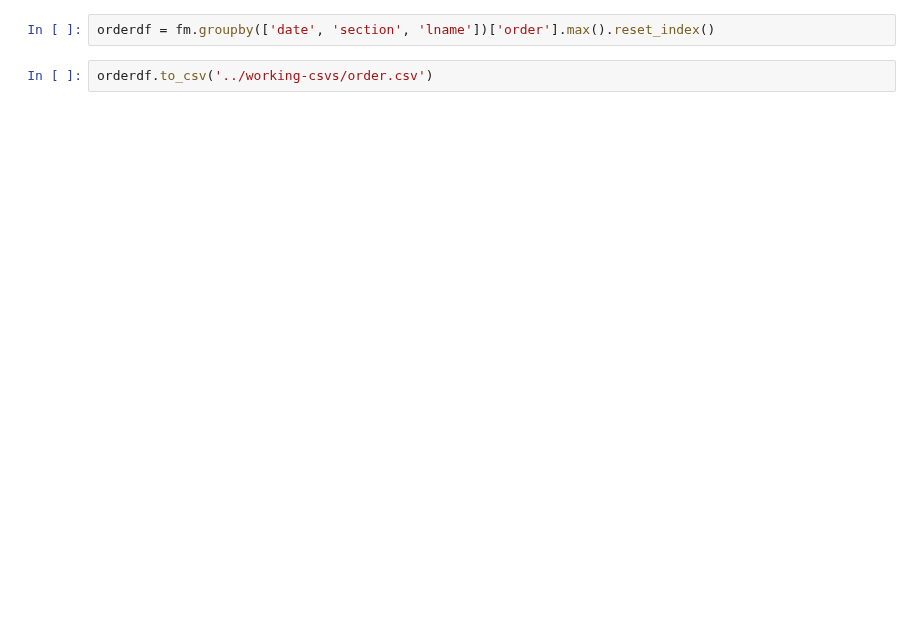
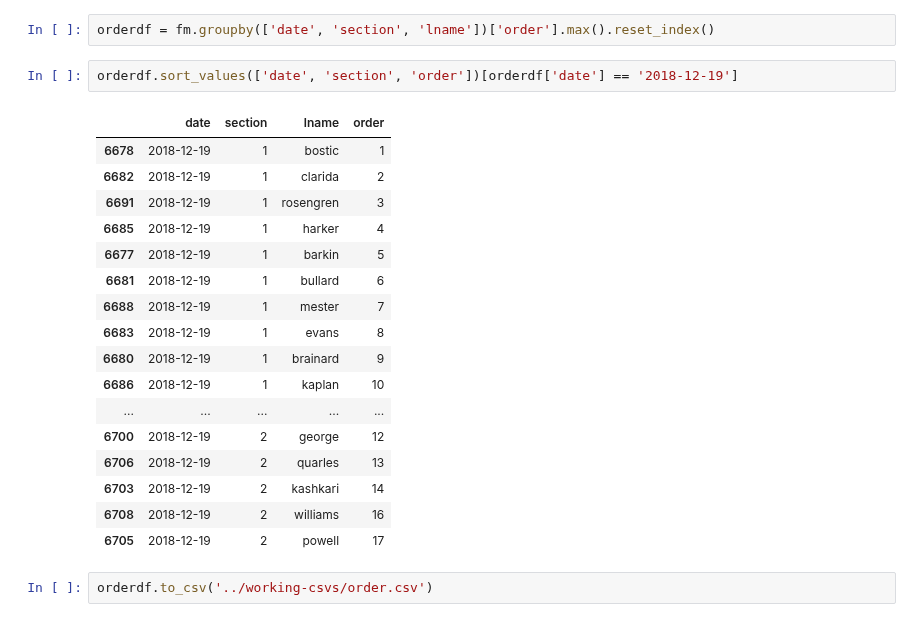
Before and after one commit to bendurham441/fed-nlp, a Jupyter notebook: speaker-order/order_proxy.ipynb, the cells around one changed output. Cells and saved outputs as stored; diff of their text form; blank space fills up the shorter version.

```diff
--- a/speaker-order/order_proxy.ipynb
+++ b/speaker-order/order_proxy.ipynb
@@ -78,5 +78,25 @@ fm[(fm['date'] == '1994-02-04') & (fm['section'] == 2) & (fm['longest_utt'] == 1
 | 158 | MR. MCTEER. | To me the question remains: If yo... | 437 | 1994-02-04 | meeting | 2 | mcteer | 66 | mcteer | 0 | Dallas | ... |
 # %%
 orderdf = fm.groupby(['date', 'section', 'lname'])['order'].max().reset_index()
+# %%
+orderdf.sort_values(['date', 'section', 'order'])[orderdf['date'] == '2018-12-19']
+# %% [output]
+|  | date | section | lname | order |
+| 6678 | 2018-12-19 | 1 | bostic | 1 |
+| 6682 | 2018-12-19 | 1 | clarida | 2 |
+| 6691 | 2018-12-19 | 1 | rosengren | 3 |
+| 6685 | 2018-12-19 | 1 | harker | 4 |
+| 6677 | 2018-12-19 | 1 | barkin | 5 |
+| 6681 | 2018-12-19 | 1 | bullard | 6 |
+| 6688 | 2018-12-19 | 1 | mester | 7 |
+| 6683 | 2018-12-19 | 1 | evans | 8 |
+| 6680 | 2018-12-19 | 1 | brainard | 9 |
+| 6686 | 2018-12-19 | 1 | kaplan | 10 |
+| ... | ... | ... | ... | ... |
+| 6700 | 2018-12-19 | 2 | george | 12 |
+| 6706 | 2018-12-19 | 2 | quarles | 13 |
+| 6703 | 2018-12-19 | 2 | kashkari | 14 |
+| 6708 | 2018-12-19 | 2 | williams | 16 |
+| 6705 | 2018-12-19 | 2 | powell | 17 |
 # %%
 orderdf.to_csv('../working-csvs/order.csv')
```
Also changed, not shown: 1 other file.
